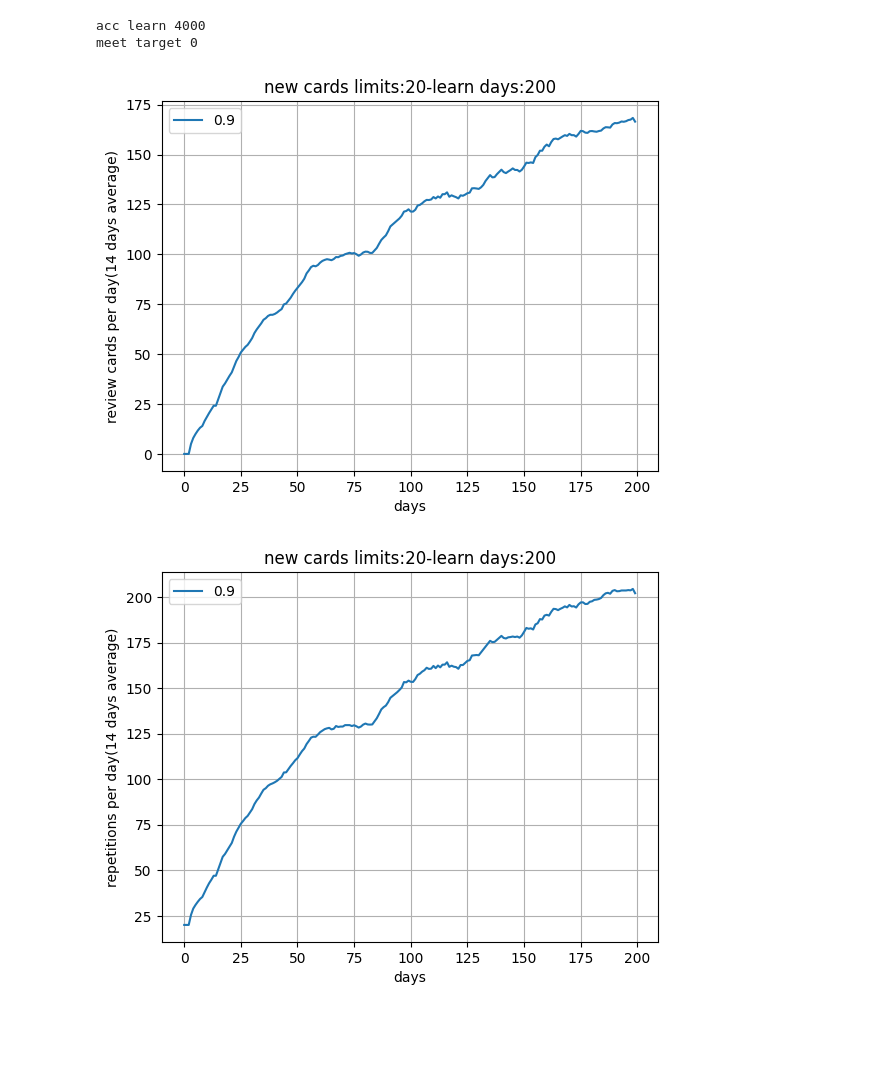
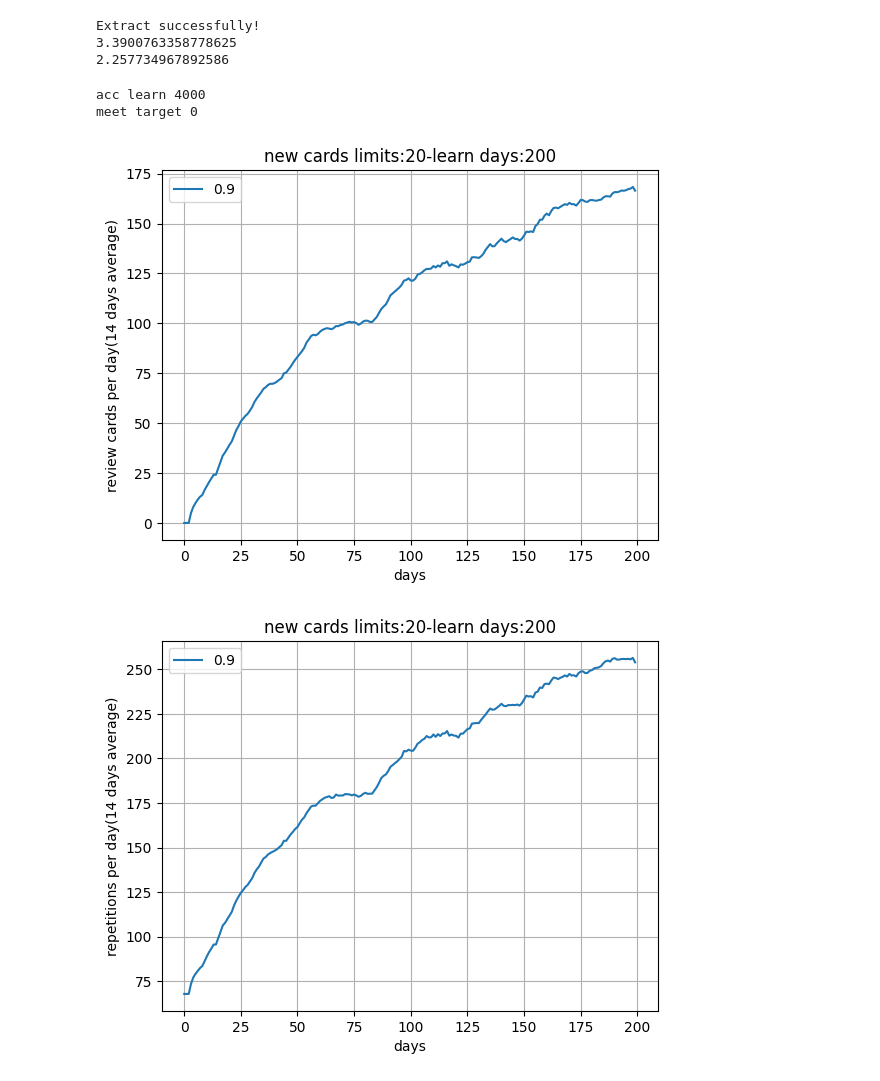
Before and after one commit to open-spaced-repetition/fsrs4anki, a Jupyter notebook: fsrs4anki_simulator.ipynb, the cells around one changed output. Drawn from its saved outputs; the diff is of its cells as text; code cells hidden in the pictures; blank space fills up the shorter version.

Commit message:
calculate repetitions from revlog

```diff
--- a/fsrs4anki_simulator.ipynb
+++ b/fsrs4anki_simulator.ipynb
@@ -21,9 +21,9 @@ deck_size = 5000
 
 recall_repetitions = 1
 forget_repetitions = 2
-new_repetitions = 1
+new_repetitions = 2
 target_stability = 360
-period_len = 14
+moving_average_period = 14
 # %%
 import torch
 import random
@@ -33,6 +36,55 @@ import matplotlib.pyplot as plt
 from pathlib import Path
 from tqdm import tqdm
 from torch import nn
+# %%
+filename = "ALL__Learning.apkg"
+# Extract the collection file or deck file to get the .anki21 database.
+with zipfile.ZipFile(f'./{filename}', 'r') as zip_ref:
+    zip_ref.extractall('./')
+    print("Extract successfully!")
+import sqlite3
+if os.path.isfile("collection.anki21b"):
+    os.remove("collection.anki21b")
+    raise Exception(
+        "Please export the file with `support older Anki versions` if you use the latest version of Anki.")
+elif os.path.isfile("collection.anki21"):
+    con = sqlite3.connect("collection.anki21")
+elif os.path.isfile("collection.anki2"):
+    con = sqlite3.connect("collection.anki2")
+else:
+    raise Exception("Collection not exist!")
+cur = con.cursor()
+res = cur.execute("SELECT * FROM revlog")
+revlog = res.fetchall()
+
+df = pd.DataFrame(revlog)
+df.columns = ['id', 'cid', 'usn', 'ease', 'ivl',
+              'last_lvl', 'factor', 'time', 'type']
+
+df = df[(df['cid'] <= time.time() * 1000) &
+        (df['id'] <= time.time() * 1000)].copy()
+df.sort_values(by=['cid', 'id'], inplace=True, ignore_index=True)
+
+type_sequence = np.array(df['type'])
+type_block = dict()
+type_count = dict()
+last_t = type_sequence[0]
+type_block[last_t] = 1
+type_count[last_t] = 1
+for t in type_sequence[1:]:
+    type_count[t] = type_count.setdefault(t, 0) + 1
+    if t != last_t:
+        type_block[t] = type_block.setdefault(t, 0) + 1
+    last_t = t
+new_repetitions = type_count[0]/type_block[0] + 1
+forget_repetitions = type_count[2]/type_block[2] + 1
+
+print(new_repetitions)
+print(forget_repetitions)
+# %% [output]
+Extract successfully!
+3.3900763358778625
+2.257734967892586
 # %%
 class FSRS(nn.Module):
     def __init__(self):
@@ -264,13 +316,13 @@ for day in tqdm(range(learn_days)):
     repetitions_per_day[day] = review_repetitions_today + \
         learn_repetitions_today
 
-    if day >= period_len:
+    if day >= moving_average_period:
         new_card_per_day_average_per_period[day] = np.true_divide(
-            new_card_per_day[day - period_len:day].sum(), period_len)
+            new_card_per_day[day - moving_average_period:day].sum(), moving_average_period)
         review_card_per_day_average_per_period[day] = np.true_divide(
-            review_card_per_day[day - period_len:day].sum(), period_len)
+            review_card_per_day[day - moving_average_period:day].sum(), moving_average_period)
         repetitions_per_day_average_per_period[day] = np.true_divide(
-            repetitions_per_day[day - period_len:day].sum(), period_len)
+            repetitions_per_day[day - moving_average_period:day].sum(), moving_average_period)
     else:
         new_card_per_day_average_per_period[day] = np.true_divide(
             new_card_per_day[:day + 1].sum(), day + 1)
@@ -306,35 +358,35 @@ save['difficulty'] = round(save['difficulty'], 2)
 save.to_csv(f'./{requestRetention}.tsv', index=False, sep='\t')
 
 plt.figure(1)
 plt.title(f"new cards limits:{new_cards_limits}-learn days:{learn_days}")
 plt.xlabel("days")
-plt.ylabel(f"review cards per day({period_len} days average)")
+plt.ylabel(f"review cards per day({moving_average_period} days average)")
 plt.legend()
 plt.grid(True)
 plt.figure(2)
 plt.title(f"new cards limits:{new_cards_limits}-learn days:{learn_days}")
 plt.xlabel("days")
-plt.ylabel(f"repetitions per day({period_len} days average)")
+plt.ylabel(f"repetitions per day({moving_average_period} days average)")
 plt.legend()
 plt.grid(True)
 plt.figure(3)
 plt.title(f"new cards limits:{new_cards_limits}-learn days:{learn_days}")
 plt.xlabel("days")
 plt.ylabel(f"cards total learned")
 plt.legend()
 plt.grid(True)
 plt.figure(4)
 plt.title(f"new cards limits:{new_cards_limits}-learn days:{learn_days}")
 plt.xlabel("days")
 plt.ylabel("total remembered (summation of retrievability)")
 plt.legend()
 plt.grid(True)
 plt.show()
 plt.close('all')
 # %% [output]
 acc learn 4000
 meet target 0
 [figure]
-[figure, old version]
+[figure, new version]
 [figure]
 [figure]
```
Also changed, not shown: parts of 3 cells of this notebook.
